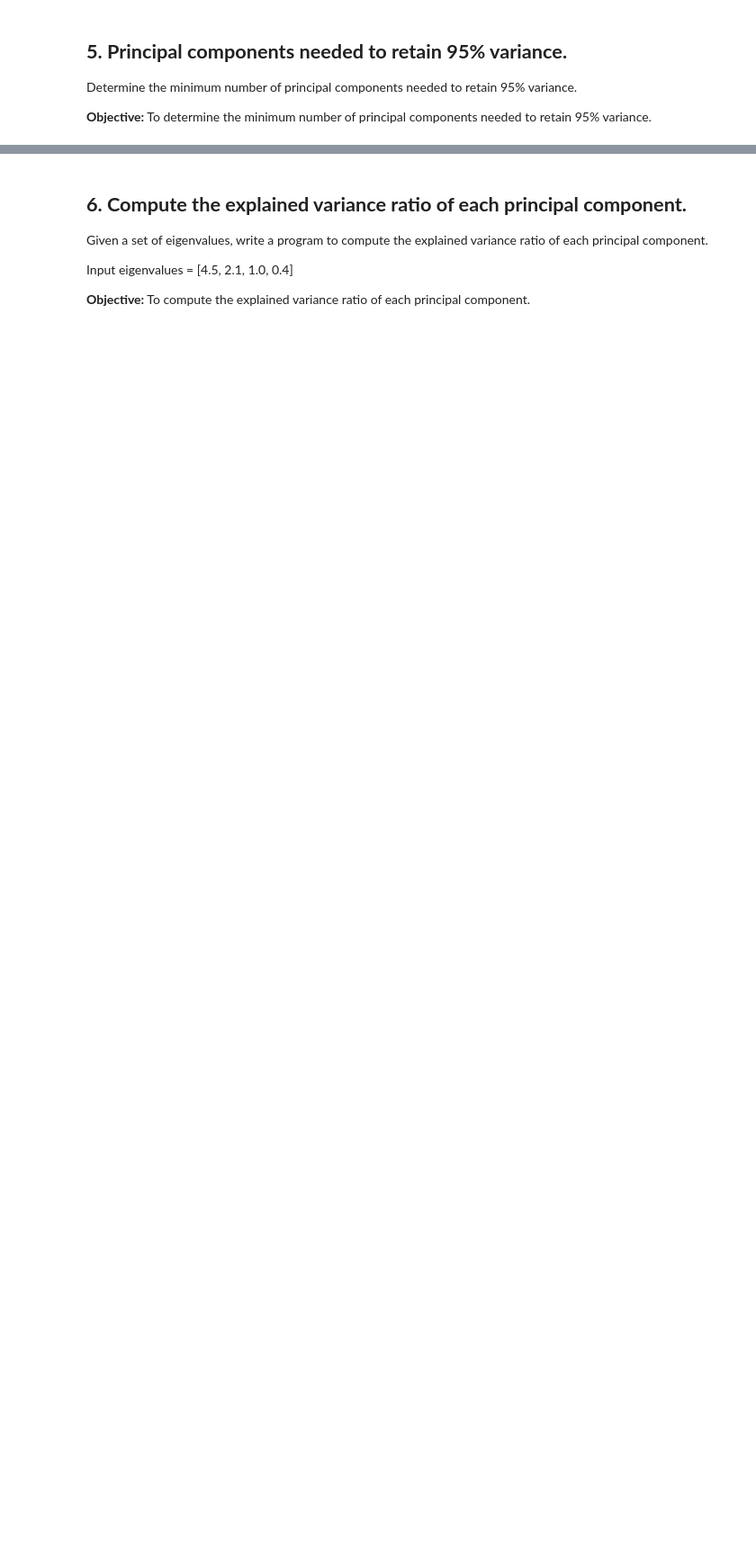
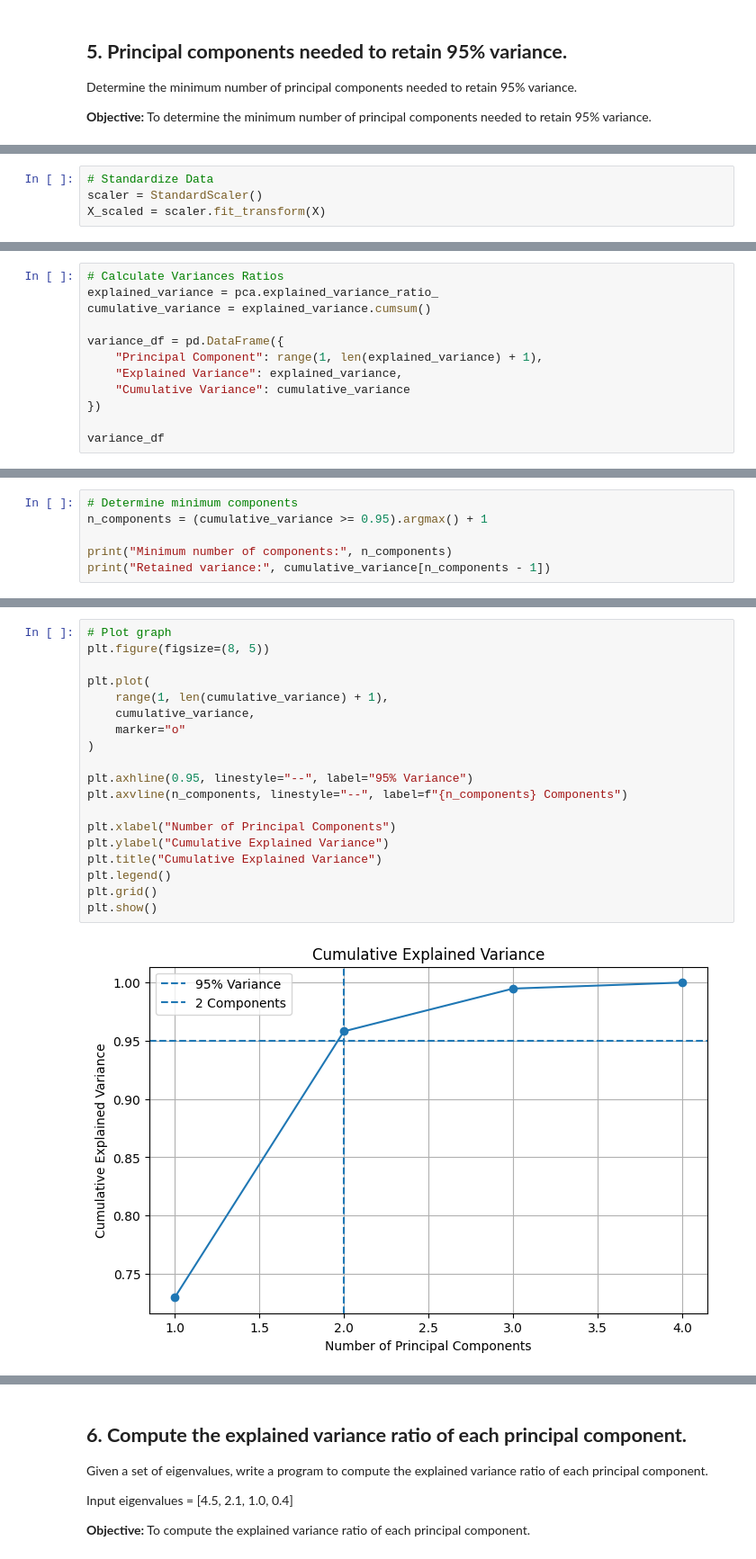
Before and after one commit to MonishDY/AI-Track, a Jupyter notebook: Module 3 - Machine Learning/Assignment 5/Monish_DY_Assignment_5_ML_Case_Study.ipynb, the cells around one changed output, grey strips where cells are left out. Shown at 90% size. Cells and saved outputs as stored; diff of their text form; blank space fills up the shorter version.

```diff
--- a/Module 3 - Machine Learning/Assignment 5/Monish_DY_Assignment_5_ML_Case_Study.ipynb
+++ b/Module 3 - Machine Learning/Assignment 5/Monish_DY_Assignment_5_ML_Case_Study.ipynb
@@ -55,0 +138,4 @@ Determine the minimum number of principal components needed to retain 95% varian
+# %%
+# Standardize Data
+scaler = StandardScaler()
+X_scaled = scaler.fit_transform(X)
@@ -55,0 +148,12 @@ Determine the minimum number of principal components needed to retain 95% varian
+# %%
+# Calculate Variances Ratios
+explained_variance = pca.explained_variance_ratio_
+cumulative_variance = explained_variance.cumsum()
+
+variance_df = pd.DataFrame({
+    "Principal Component": range(1, len(explained_variance) + 1),
+    "Explained Variance": explained_variance,
+    "Cumulative Variance": cumulative_variance
+})
+
+variance_df
@@ -55,0 +166,6 @@ Determine the minimum number of principal components needed to retain 95% varian
+# %%
+# Determine minimum components
+n_components = (cumulative_variance >= 0.95).argmax() + 1
+
+print("Minimum number of components:", n_components)
+print("Retained variance:", cumulative_variance[n_components - 1])
@@ -55,0 +175,21 @@ Determine the minimum number of principal components needed to retain 95% varian
+# %%
+# Plot graph
+plt.figure(figsize=(8, 5))
+
+plt.plot(
+    range(1, len(cumulative_variance) + 1),
+    cumulative_variance,
+    marker="o"
+)
+
+plt.axhline(0.95, linestyle="--", label="95% Variance")
+plt.axvline(n_components, linestyle="--", label=f"{n_components} Components")
+
+plt.xlabel("Number of Principal Components")
+plt.ylabel("Cumulative Explained Variance")
+plt.title("Cumulative Explained Variance")
+plt.legend()
+plt.grid()
+plt.show()
+# %% [output]
+[figure, added]
```
Also changed, not shown: parts of 37 cells of this notebook.
